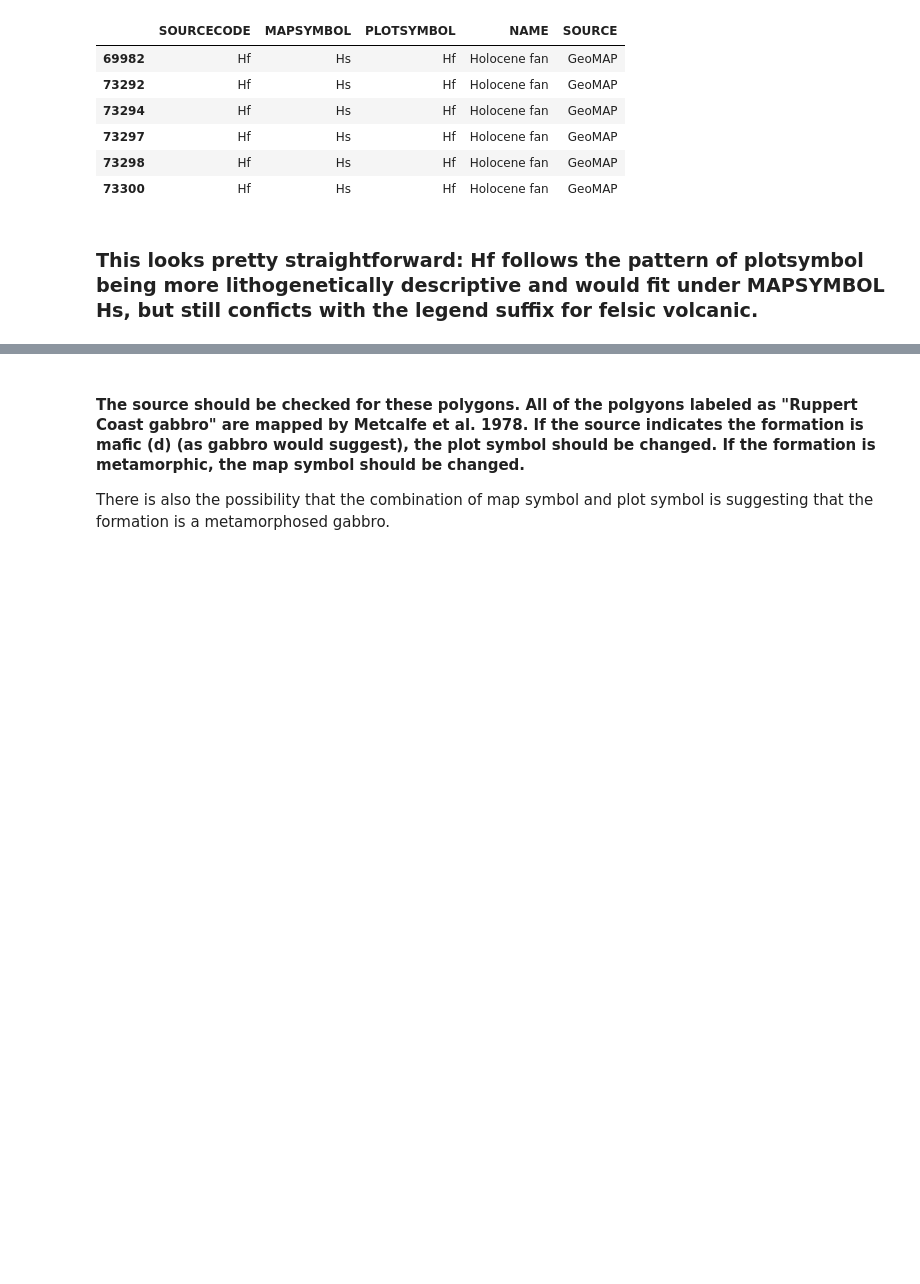
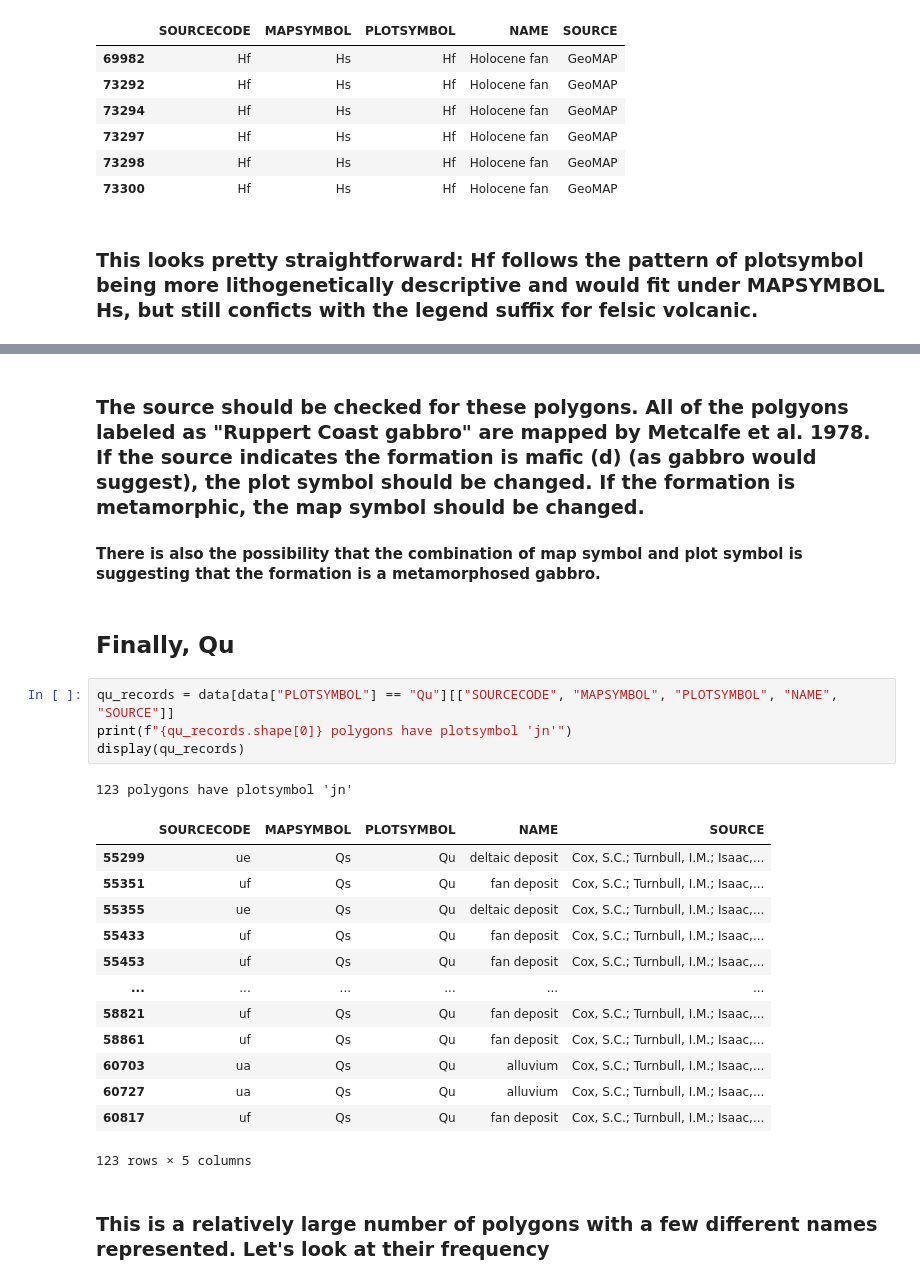
Before and after one commit to selkind/GeoMap, a Jupyter notebook: map_and_ploy_symbol.ipynb, the cells around one changed output, grey strips where cells are left out. Saved outputs shown, nothing was run; the diff lists cells and outputs as text; blank space fills up the shorter version.

Commit message:
mapsymbol length investigation complete

```diff
--- a/map_and_ploy_symbol.ipynb
+++ b/map_and_ploy_symbol.ipynb
@@ -237,4 +241,27 @@ print(f"{len(data[data['NAME'] == 'Ruppert Coast gabbro'])} polygons have the na
 # %% [markdown]
-#### The source should be checked for these polygons. All of the polgyons labeled as "Ruppert Coast gabbro" are mapped by Metcalfe et al. 1978. If the source indicates the formation is mafic (d) (as gabbro would suggest), the plot symbol should be changed. If the formation is metamorphic, the map symbol should be changed.
+### The source should be checked for these polygons. All of the polgyons labeled as "Ruppert Coast gabbro" are mapped by Metcalfe et al. 1978. If the source indicates the formation is mafic (d) (as gabbro would suggest), the plot symbol should be changed. If the formation is metamorphic, the map symbol should be changed.
 
-There is also the possibility that the combination of map symbol and plot symbol is suggesting that the formation is a metamorphosed gabbro.
+#### There is also the possibility that the combination of map symbol and plot symbol is suggesting that the formation is a metamorphosed gabbro.
+# %% [markdown]
+## Finally, Qu
+# %%
+qu_records = data[data["PLOTSYMBOL"] == "Qu"][["SOURCECODE", "MAPSYMBOL", "PLOTSYMBOL", "NAME", "SOURCE"]]
+print(f"{qu_records.shape[0]} polygons have plotsymbol 'jn'")
+display(qu_records)
+# %% [output]
+123 polygons have plotsymbol 'jn'
+|  | SOURCECODE | MAPSYMBOL | PLOTSYMBOL | NAME | SOURCE |
+| 55299 | ue | Qs | Qu | deltaic deposit | Cox, S.C.; Turnbull, I.M.; Isaac,... |
+| 55351 | uf | Qs | Qu | fan deposit | Cox, S.C.; Turnbull, I.M.; Isaac,... |
+| 55355 | ue | Qs | Qu | deltaic deposit | Cox, S.C.; Turnbull, I.M.; Isaac,... |
+| 55433 | uf | Qs | Qu | fan deposit | Cox, S.C.; Turnbull, I.M.; Isaac,... |
+| 55453 | uf | Qs | Qu | fan deposit | Cox, S.C.; Turnbull, I.M.; Isaac,... |
+| ... | ... | ... | ... | ... | ... |
+| 58821 | uf | Qs | Qu | fan deposit | Cox, S.C.; Turnbull, I.M.; Isaac,... |
+| 58861 | uf | Qs | Qu | fan deposit | Cox, S.C.; Turnbull, I.M.; Isaac,... |
+| 60703 | ua | Qs | Qu | alluvium | Cox, S.C.; Turnbull, I.M.; Isaac,... |
+| 60727 | ua | Qs | Qu | alluvium | Cox, S.C.; Turnbull, I.M.; Isaac,... |
+| 60817 | uf | Qs | Qu | fan deposit | Cox, S.C.; Turnbull, I.M.; Isaac,... |
+123 rows × 5 columns
+# %% [markdown]
+### This is a relatively large number of polygons with a few different names represented. Let's look at their frequency
```
Also changed, not shown: parts of 11 cells of this notebook.
